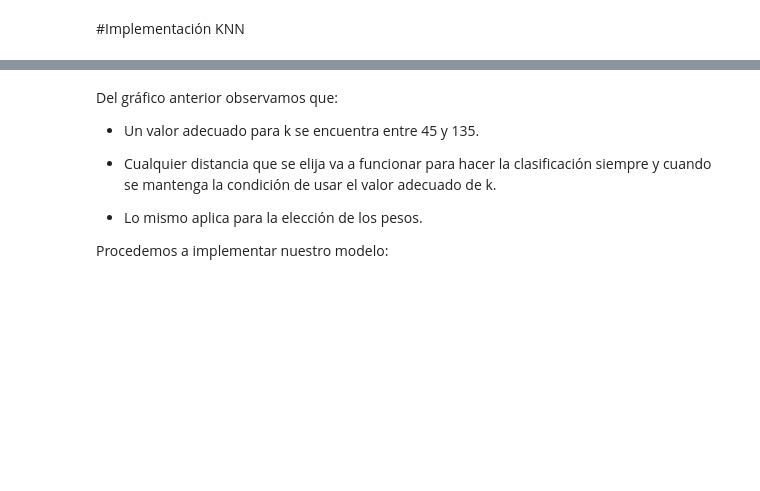
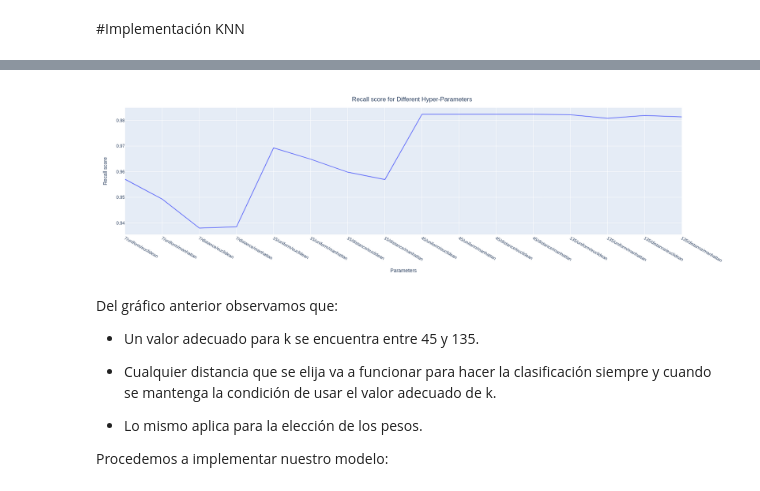
Before and after one commit to jdcarrascali/Matematicas-del-aprendizaje-de-maquinas, a Jupyter notebook: Occupancy_detection.ipynb, the cells around one changed output, grey strips where cells are left out. Saved outputs shown, nothing was run; the diff lists cells and outputs as text; code cells hidden in the pictures; blank space fills up the shorter version.

```diff
--- a/Occupancy_detection.ipynb
+++ b/Occupancy_detection.ipynb
@@ -399,6 +399,11 @@ fig.update_layout(title={'text': "Recall score for Different Hyper-Parameters",
 iplot(fig)
 # %% [output]
 [interactive output not drawn]
+# %%
+from IPython.display import Image
+Image("newplot.png", width=1000, height=600)
+# %% [output]
+[figure, added]
 # %% [markdown]
 Del gráfico anterior observamos que:
 
```
